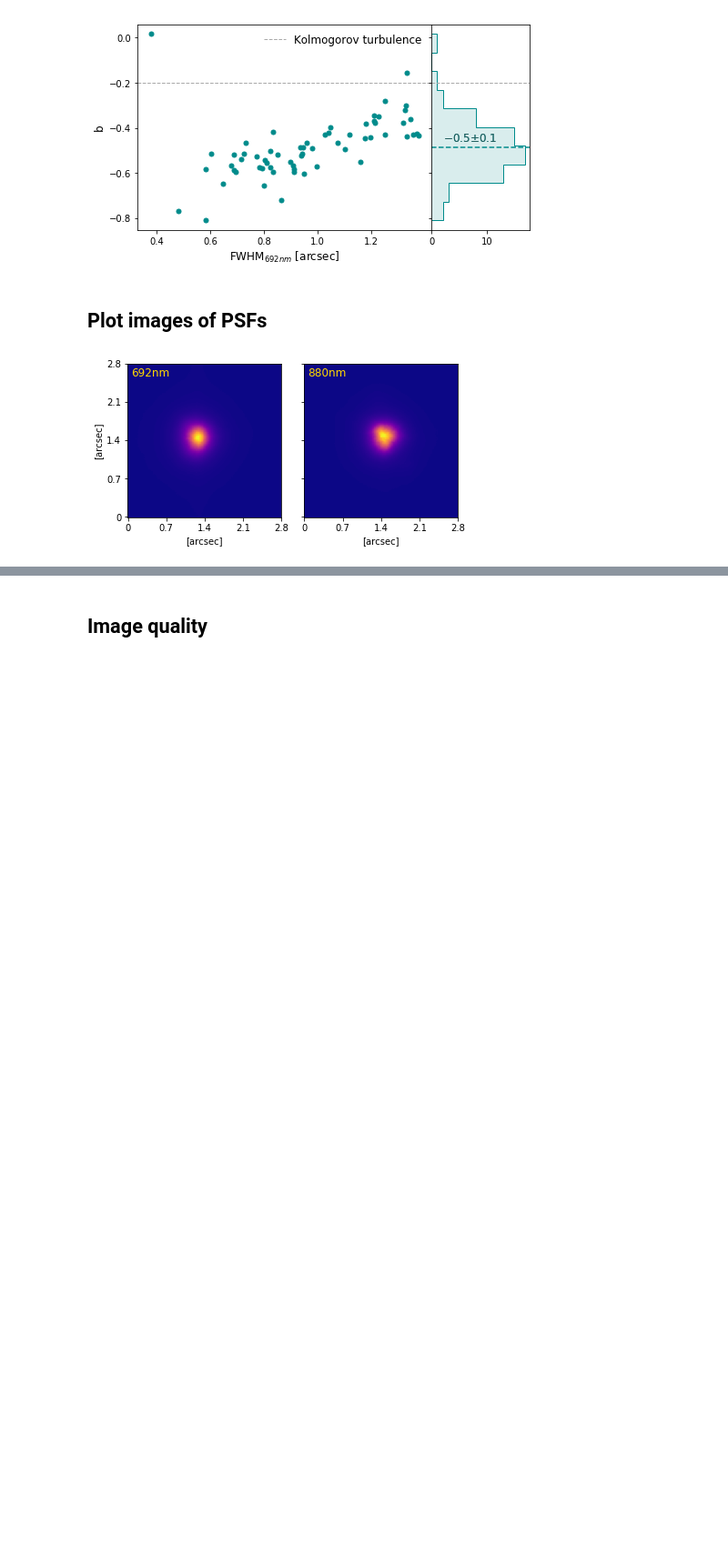
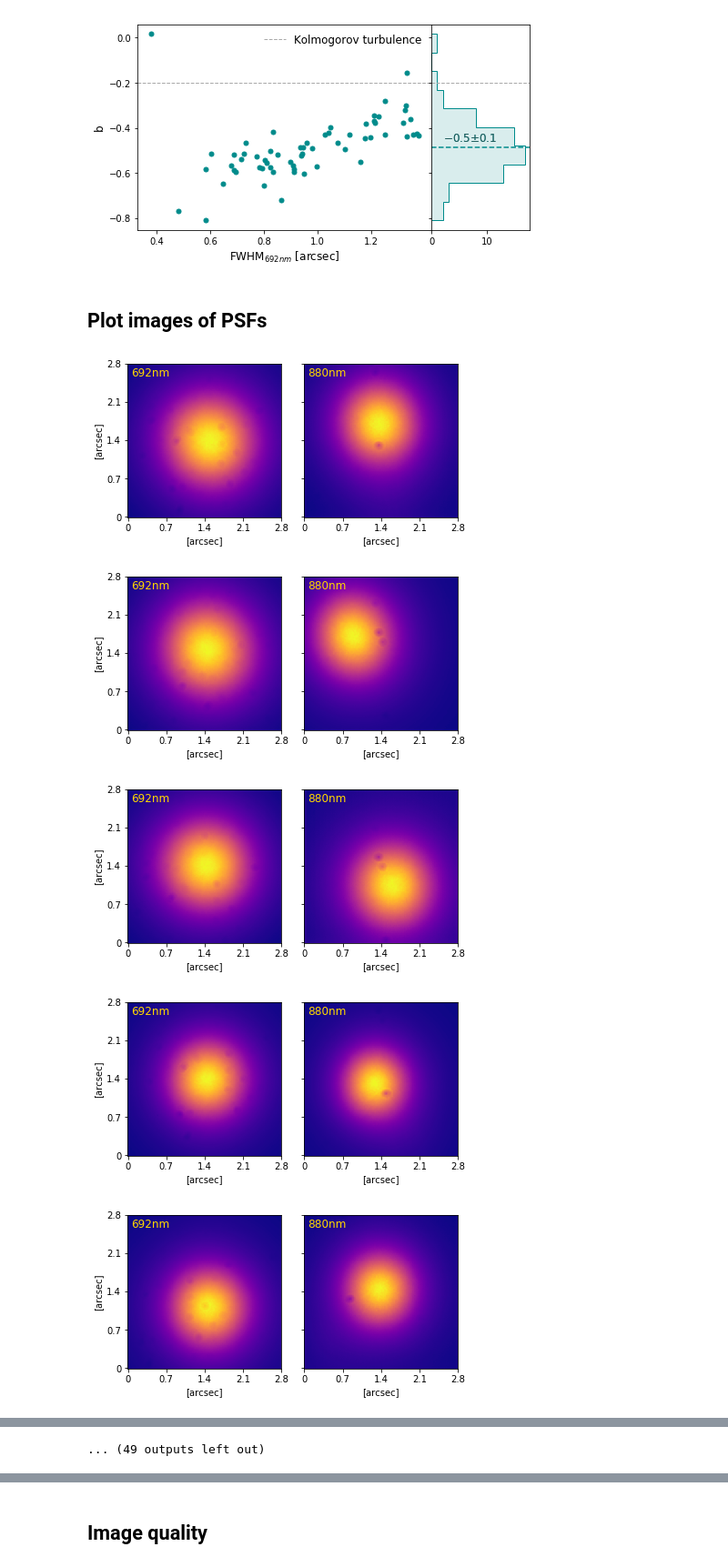
Before and after one commit to cahebert/speckles, a Jupyter notebook: Code/Plot parameter analyses.ipynb, the cells around one changed output, grey strips where cells are left out. Shown at 91% size. Cells and saved outputs as stored; diff of their text form; code cells hidden in the pictures; blank space fills up the shorter version.

```diff
--- a/Code/Plot parameter analyses.ipynb
+++ b/Code/Plot parameter analyses.ipynb
@@ -24,7 +25,20 @@ test.chromaticityPlots()
 [figure]
 # %% [markdown]
 ## Plot images of PSFs
-# %%
-helper.imagePSF('025', save=False)
-# %% [output]
-[figure, removed]
+# %%
+files = ['021', '051', '062', '074', '075', '087', '089', '090', '094', '098', '103',
+         '1039', '115', '120', '1262', '133', '134', '144', '153', '164', '168',
+         '169', '175', '181', '192', '202', '203', '212', '241', '242', '258', '261',
+         '270', '272', '288', '297', '298', '300', '302', '311', '312', '316', '317',
+         '323', '327', '346', '355', '367', '368', '371', '372', '378', '382', '390',
+         '398', '405', '409', '484', '663', '693', '809']
+# %%
+for fileN in files:
+    helper.imagePSF(fileN, expTime=[0,1000], save=False)
+# helper.imagePSF('169', expTime=[500,1000], save=True)
+# %% [output]
+[figure, added]
+[figure, added]
+[figure, added]
+[figure, added]
+[figure, added]
@@ -30,0 +52 @@ helper.imagePSF('025', save=False)
+... (49 outputs left out)
```
Also changed, not shown: parts of 20 cells of this notebook.
